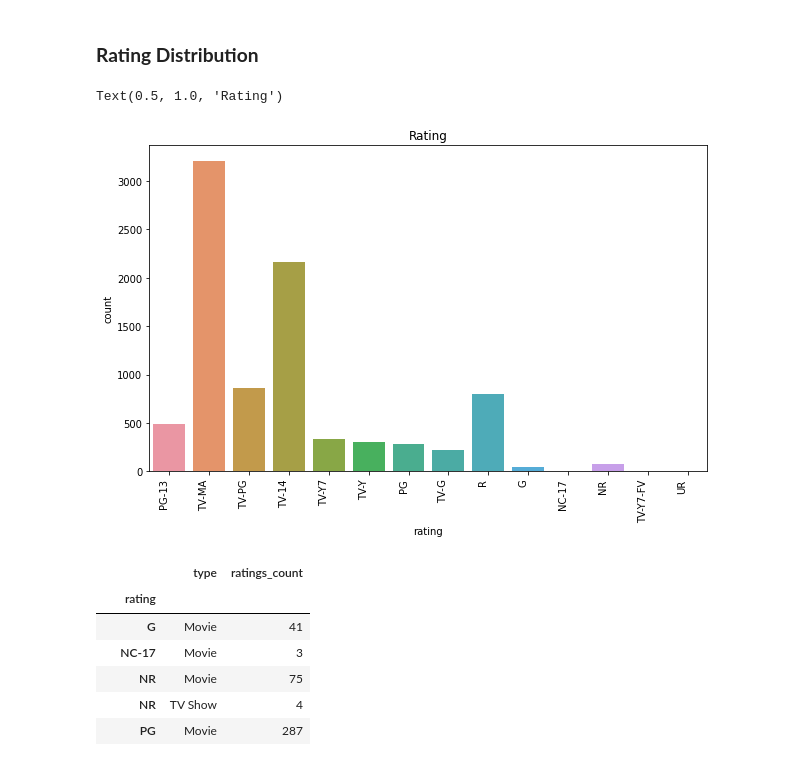
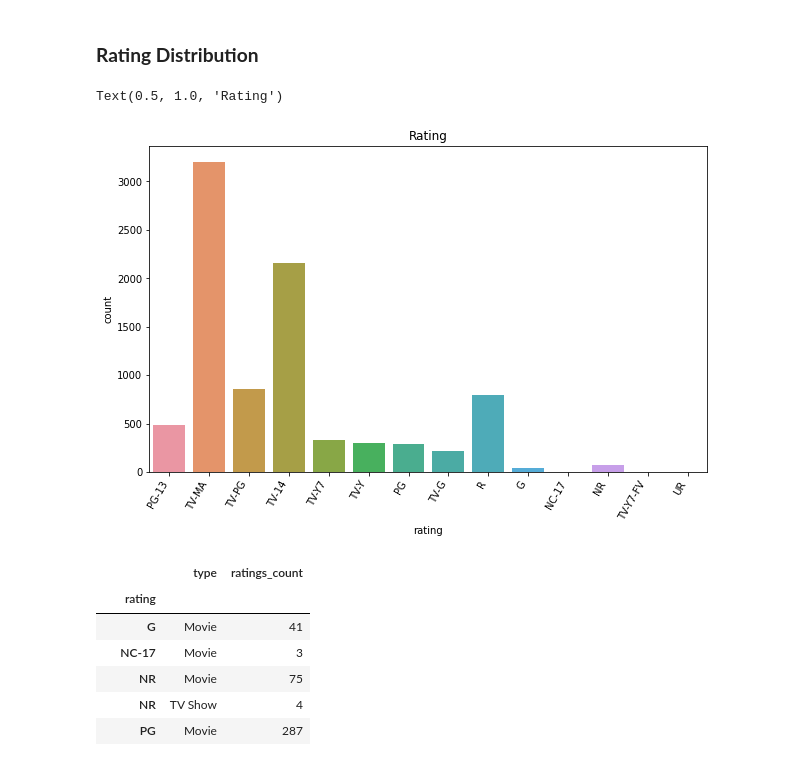
Before and after one commit to DenoDevi/Data-Analysis---NETFLIX, a Jupyter notebook: data-analysis-netflix.ipynb, the cells around one changed output. Drawn from its saved outputs; the diff is of its cells as text; code cells hidden in the pictures.

Commit message:
Kaggle Notebook | Data Analysis - NETFLIX

```diff
--- a/data-analysis-netflix.ipynb
+++ b/data-analysis-netflix.ipynb
@@ -233,13 +233,13 @@ Text(0.5, 1.0, 'Top 10 Genres of TV Shows')
 ### **Rating Distribution**
 # %%
 #Rating of shows and movies
-sns.countplot(netflix['rating']).set_xticklabels(sns.countplot(netflix['rating']).get_xticklabels(), rotation=90, ha="right")
+sns.countplot(netflix['rating']).set_xticklabels(sns.countplot(netflix['rating']).get_xticklabels(), rotation=60, ha="right")
 fig = plt.gcf()
 fig.set_size_inches(10,6)
 plt.title('Rating')
 # %% [output]
 Text(0.5, 1.0, 'Rating')
-[figure, old version]
+[figure, new version]
 # %%
 #grouped by rating and type
 show_rating= netflix.groupby(['rating','type'])[ 'rating'].count().reset_index(name='ratings_count')
```
Also changed, not shown: parts of 9 cells of this notebook.
